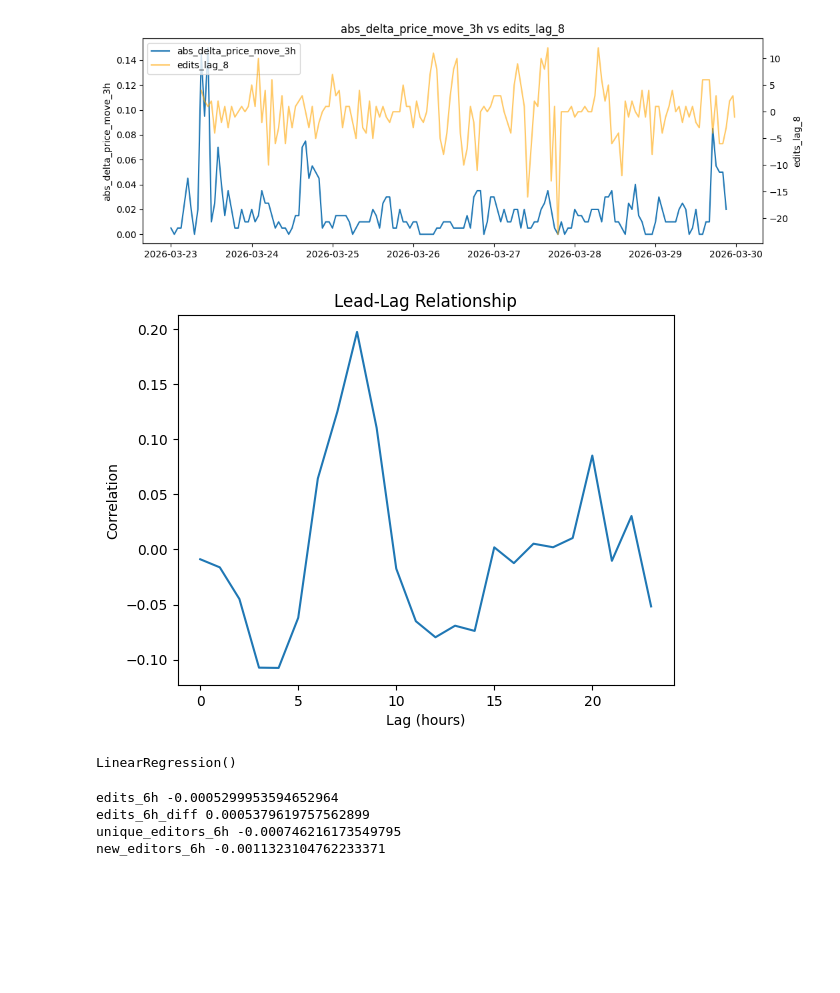
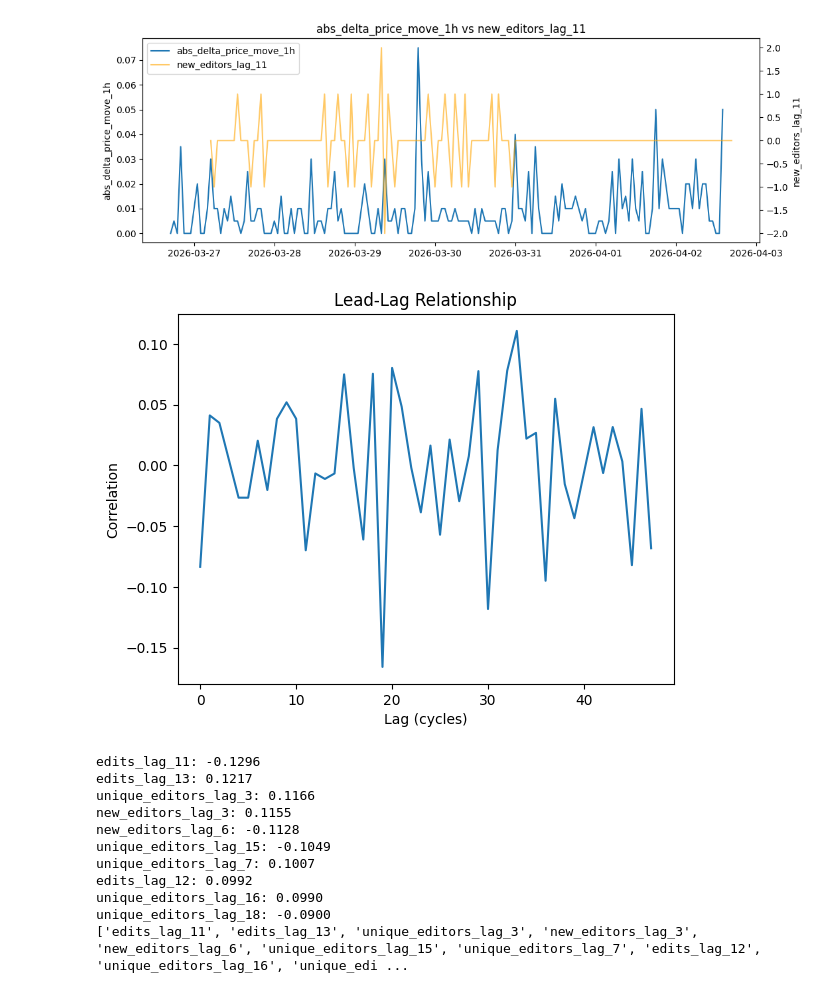
Before and after one commit to tallywiesenberg/thinking-bee, a Jupyter notebook: notebooks/main.ipynb, the cells around one changed output. Saved outputs shown, nothing was run; the diff lists cells and outputs as text; code cells hidden in the pictures; blank space fills up the shorter version.

```diff
--- a/notebooks/main.ipynb
+++ b/notebooks/main.ipynb
@@ -267,58 +267,59 @@ Rows returned: 169
 df = pd.merge_asof(prices, features, on="timestamp", direction="backward")
 df["timestamp"] = pd.to_datetime(df["timestamp"])
 df = df.sort_values("timestamp").set_index("timestamp")
-windows = ["3h", "6h", "12h", "24h"]
+windows = ["30min", "1h", "3h", "6h", "12h", "24h"]
 
 for w in windows:
     df[f"edits_{w}"] = df["edits"].rolling(w).sum()
     df[f"edits_{w}_diff"] = df[f"edits_{w}"].diff()
     df[f"delta_price_{w}"] = df["price"].shift(-int(w[0])) - df["price"]
     df[f"abs_delta_price_move_{w}"] = df[f"delta_price_{w}"].abs()
-    df[f"unique_editors_{w}"] = df["unique_editors"].rolling(w).sum()
-    df[f"new_editors_{w}"] = df["new_editors"].rolling(w).sum()
-    # edits at time t predicting future
-df["edits_lag_7"] = df[f"edits_3h_diff"].shift(7)
-df["edits_lag_8"] = df[f"edits_3h_diff"].shift(8)
-df["edits_lag_9"] = df[f"edits_3h_diff"].shift(9)
+    df[f"unique_editors_{w}"] = df["unique_editors"].rolling(w).sum().diff()
+    df[f"new_editors_{w}"] = df["new_editors"].rolling(w).sum().diff()
+# edits at time t predicting future
+for i in range(1, 20):
+    df[f"edits_lag_{i}"] = df[f"edits_30min_diff"].shift(i)
+    df[f"new_editors_lag_{i}"] = df[f"new_editors_30min"].shift(i)
+    df[f"unique_editors_lag_{i}"] = df["unique_editors_30min"].shift(i)
 # %%
 import matplotlib.pyplot as plt
 
 def plot_rolling_delta(col1: str, col2: str):
     fig, ax1 = plt.subplots(figsize=(12,4))
     ax1.plot(df.index, df[col1], label=col1)
     ax1.set_ylabel(col1)
 
     ax2 = ax1.twinx()
     ax2.plot(df.index, df[col2], color="orange", alpha=0.6, label=col2)
     ax2.set_ylabel(col2)
 
     # Combine legends from both axes
     lines1, labels1 = ax1.get_legend_handles_labels()
     lines2, labels2 = ax2.get_legend_handles_labels()
     ax1.legend(lines1 + lines2, labels1 + labels2, loc='upper left')
 
     plt.title(f"{col1} vs {col2}")
     plt.show()
 
 
-plot_rolling_delta("abs_delta_price_move_3h", "edits_lag_8")
+plot_rolling_delta("abs_delta_price_move_1h", "new_editors_lag_11")
 # %% [output]
-[figure, old version]
+[figure, new version]
 # %%
 corrs = []
 
-for lag in range(0, 24):
-    shifted = df["edits_3h_diff"].shift(lag)
-    corr = shifted.corr(df["abs_delta_price_move_6h"])
+for lag in range(0, 48):
+    shifted = df["new_editors_30min"].shift(lag)
+    corr = shifted.corr(df["abs_delta_price_move_30min"])
     corrs.append(corr)
 
 import matplotlib.pyplot as plt
 
-plt.plot(range(24), corrs)
-plt.xlabel("Lag (hours)")
+plt.plot(range(48), corrs)
+plt.xlabel("Lag (cycles)")
 plt.ylabel("Correlation")
 plt.title("Lead-Lag Relationship")
 plt.show()
 # %% [output]
-[figure, old version]
+[figure, new version]
 # %%
@@ -342,15 +335,26 @@ y_train, y_test = y.iloc[:split], y.iloc[split:]
-# %%
-from sklearn.linear_model import LinearRegression
-
-model = LinearRegression()
-model.fit(X_train, y_train)
-# %% [output]
-LinearRegression()
-# %%
-for name, coef in zip(X.columns, model.coef_):
-    print(name, coef)
-# %% [output]
-edits_6h -0.0005299953594652964
-edits_6h_diff 0.0005379619757562899
-unique_editors_6h -0.000746216173549795
-new_editors_6h -0.0011323104762233371
+# %%
+top10 = (
+    X.apply(lambda col: col.corr(y))
+    .dropna()
+    .sort_values(key=lambda s: s.abs(), ascending=False)
+    .head(10)
+)
+
+selected_features = []
+for name, corr in top10.items():
+    print(f"{name}: {corr:.4f}")
+    selected_features.append(name)
+
+print(selected_features)
+# %% [output]
+edits_lag_11: -0.1296
+edits_lag_13: 0.1217
+unique_editors_lag_3: 0.1166
+new_editors_lag_3: 0.1155
+new_editors_lag_6: -0.1128
+unique_editors_lag_15: -0.1049
+unique_editors_lag_7: 0.1007
+edits_lag_12: 0.0992
+unique_editors_lag_16: 0.0990
+unique_editors_lag_18: -0.0900
+['edits_lag_11', 'edits_lag_13', 'unique_editors_lag_3', 'new_editors_lag_3', 'new_editors_lag_6', 'unique_editors_lag_15', 'unique_editors_lag_7', 'edits_lag_12', 'unique_editors_lag_16', 'unique_edi ...
```
Also changed, not shown: parts of 5 cells of this notebook.
